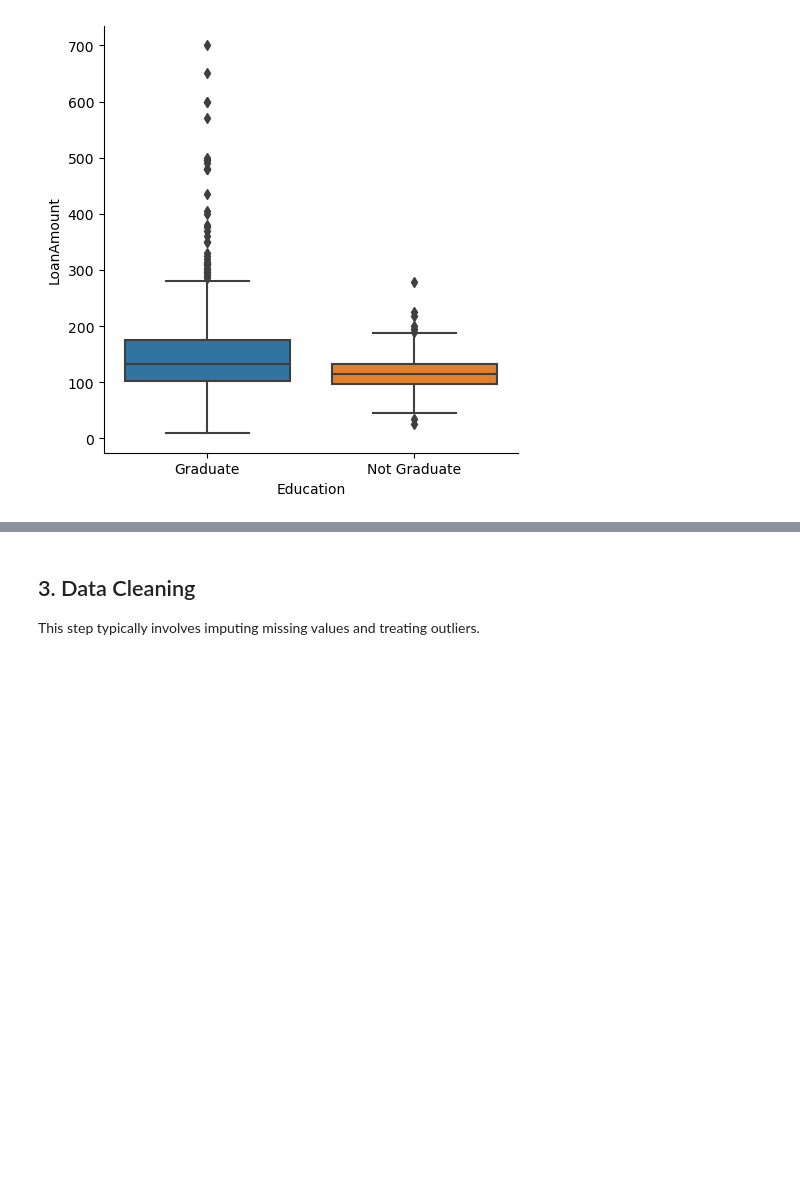
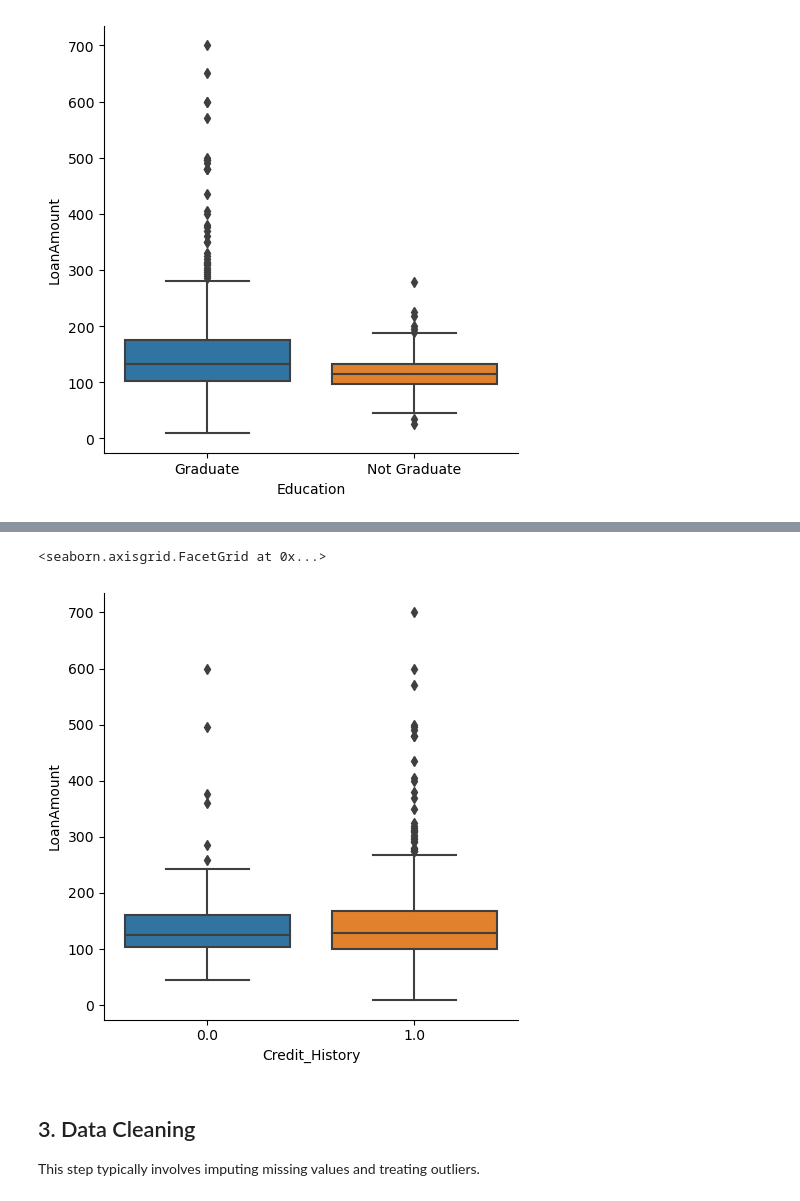
Before and after one commit to naqueattack/DeploymentProject, a Jupyter notebook: notebooks/instructions.ipynb, the cells around one changed output, grey strips where cells are left out. Drawn from its saved outputs; the diff is of its cells as text; code cells hidden in the pictures; blank space fills up the shorter version.

```diff
--- a/notebooks/instructions.ipynb
+++ b/notebooks/instructions.ipynb
@@ -330,6 +360,9 @@ sns.catplot(data=df, x="Gender", y="LoanAmount", kind='box')
 # %%
 #boxplot of loan amount by married
-sns.catplot(data=df, x="", y="LoanAmount", kind='box')
+sns.catplot(data=df, x="Credit_History", y="LoanAmount", kind='box')
+# %% [output]
+<seaborn.axisgrid.FacetGrid at 0x...>
+[figure, added]
 # %% [markdown]
 ## 3. Data Cleaning
 
```
Also changed, not shown: parts of 15 cells of this notebook.
